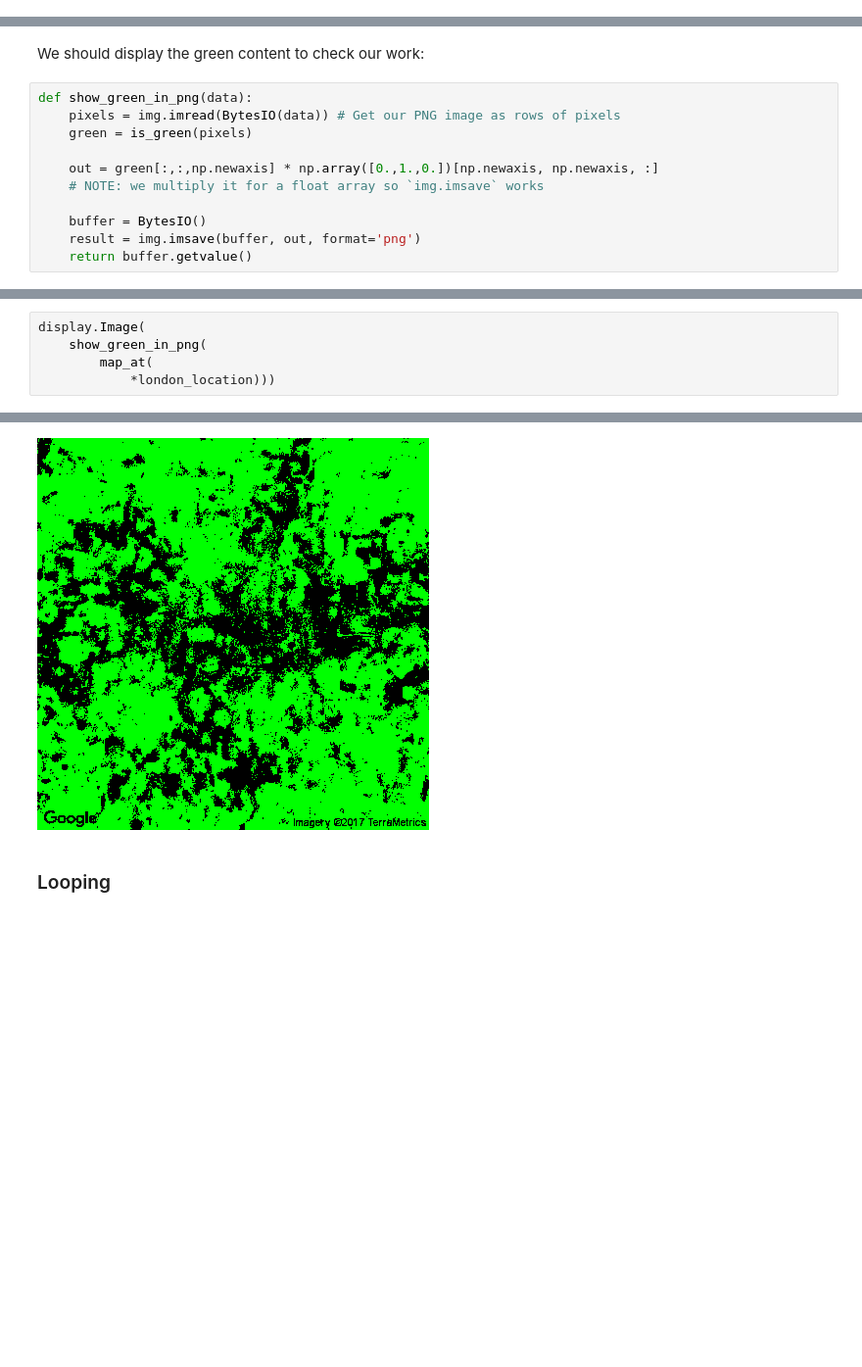
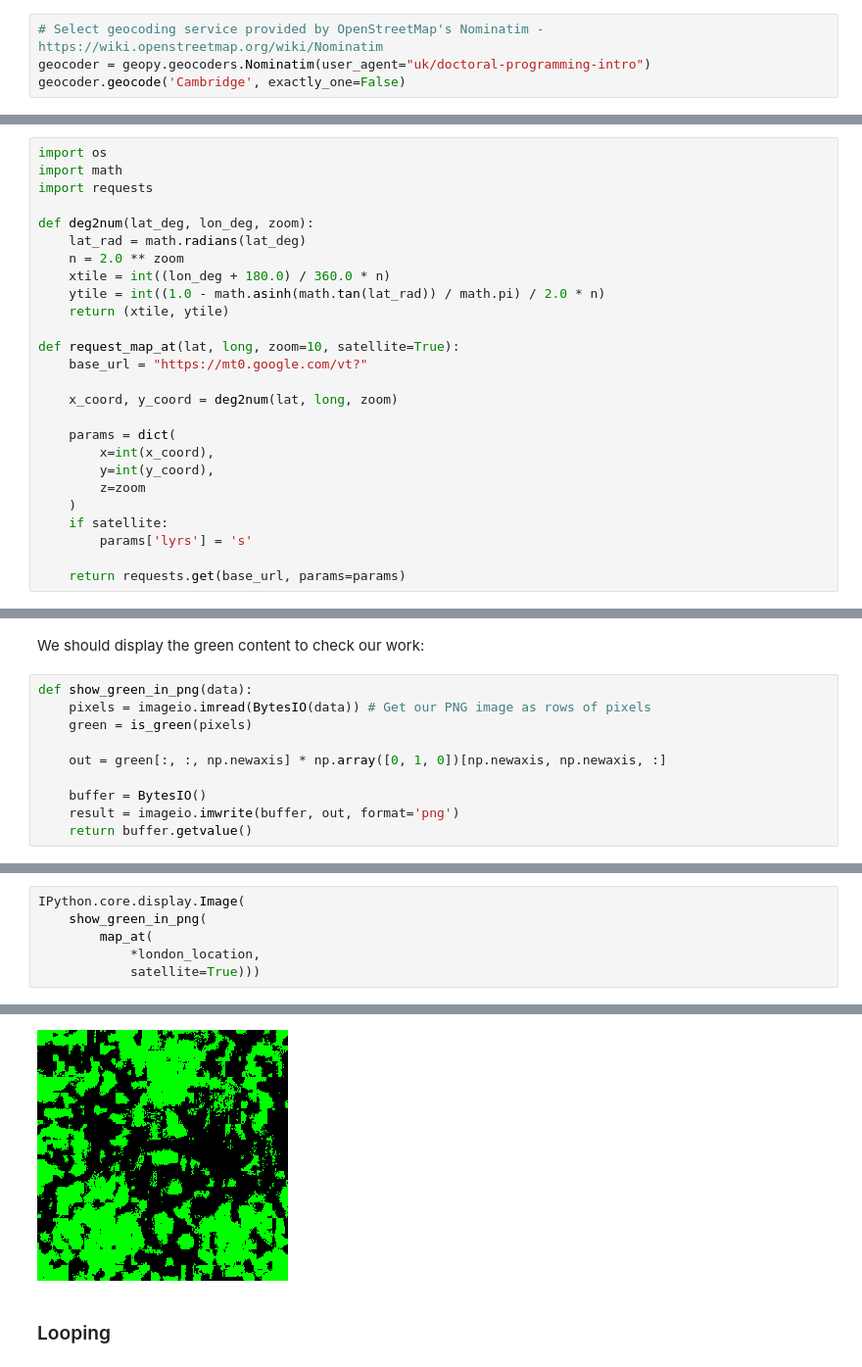
Before and after one commit to UCL-RITS/doctoral-programming-intro, a Jupyter notebook: notebooks/010exemplar.ipynb, the cells around one changed output, grey strips where cells are left out. Shown at 98% size. Cells and saved outputs as stored; diff of their text form; blank space fills up the shorter version.

Commit message:
Fixes broken dependency on Google maps api

```diff
--- a/notebooks/010exemplar.ipynb
+++ b/notebooks/010exemplar.ipynb
@@ -51,0 +37,4 @@ geocoder.geocode('Cambridge', exactly_one=False)
+# %%
+# Select geocoding service provided by OpenStreetMap's Nominatim - https://wiki.openstreetmap.org/wiki/Nominatim
+geocoder = geopy.geocoders.Nominatim(user_agent="uk/doctoral-programming-intro")
+geocoder.geocode('Cambridge', exactly_one=False)
@@ -107,3 +94,29 @@ def request_map_at(lat, long, satellite=True, zoom=10, size=(400, 400), sensor=F
+# %%
+import os
+import math
+import requests
+
+def deg2num(lat_deg, lon_deg, zoom):
+    lat_rad = math.radians(lat_deg)
+    n = 2.0 ** zoom
+    xtile = int((lon_deg + 180.0) / 360.0 * n)
+    ytile = int((1.0 - math.asinh(math.tan(lat_rad)) / math.pi) / 2.0 * n)
+    return (xtile, ytile)
+
+def request_map_at(lat, long, zoom=10, satellite=True):
+    base_url = "https://mt0.google.com/vt?"
+
+    x_coord, y_coord = deg2num(lat, long, zoom)
+
+    params = dict(
+        x=int(x_coord),
+        y=int(y_coord),
+        z=zoom
+    )
+    if satellite:
+        params['lyrs'] = 's'
+
+    return requests.get(base_url, params=params)
 # %%
 map_response = request_map_at(51.5072, -0.1275)
 # %% [markdown]
@@ -218,13 +224,12 @@ array([[  5.15073509e+01,  -1.27758300e-01],
 We should display the green content to check our work:
 # %%
 def show_green_in_png(data):
-    pixels = img.imread(BytesIO(data)) # Get our PNG image as rows of pixels
+    pixels = imageio.imread(BytesIO(data)) # Get our PNG image as rows of pixels
     green = is_green(pixels)
 
-    out = green[:,:,np.newaxis] * np.array([0.,1.,0.])[np.newaxis, np.newaxis, :]
-    # NOTE: we multiply it for a float array so `img.imsave` works
+    out = green[:, :, np.newaxis] * np.array([0, 1, 0])[np.newaxis, np.newaxis, :]
 
     buffer = BytesIO()
-    result = img.imsave(buffer, out, format='png')
+    result = imageio.imwrite(buffer, out, format='png')
     return buffer.getvalue()
 # %%
@@ -236,6 +241,7 @@ display.Image(
 # %%
-display.Image(
+IPython.core.display.Image(
     show_green_in_png(
         map_at(
-            *london_location)))
+            *london_location,
+            satellite=True)))
 # %% [output]
@@ -242,4 +249,4 @@ display.Image(
-[figure, old version]
+[figure, new version]
 # %% [markdown]
 ### Looping
 # %% [markdown]
```
Also changed, not shown: parts of 48 cells of this notebook.
